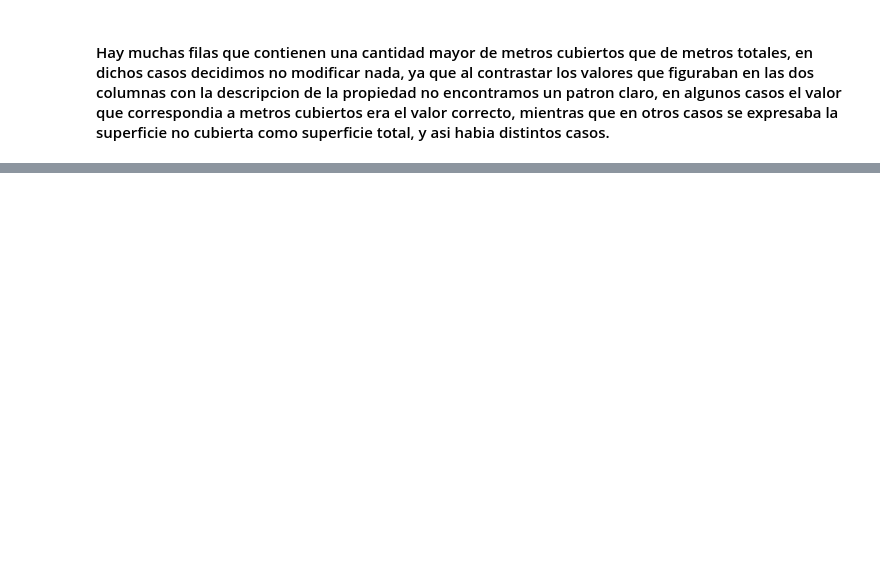
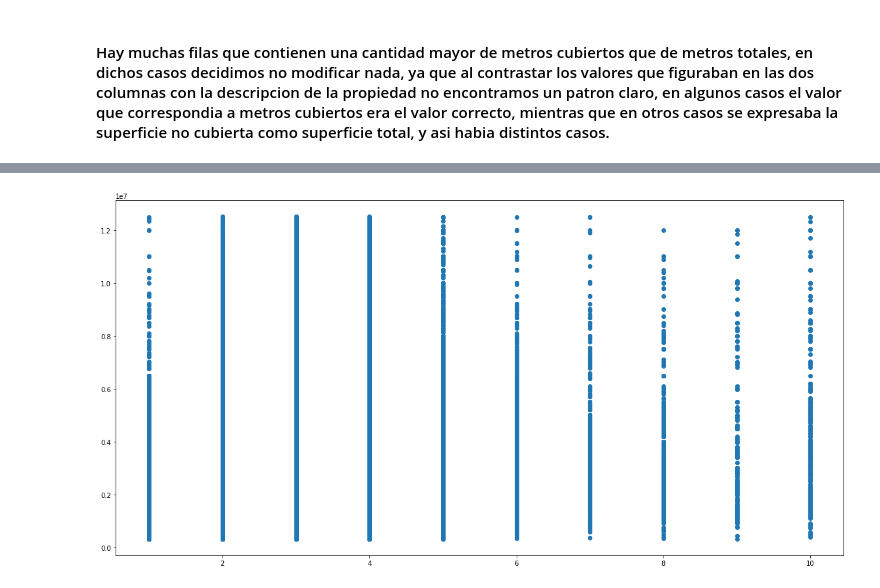
Before and after one commit to komod0/TPs-Org.Datos, a Jupyter notebook: tp1/Analisis de propiedades.ipynb, the cells around one changed output, grey strips where cells are left out. Cells and saved outputs as stored; diff of their text form; code cells hidden in the pictures; blank space fills up the shorter version.

```diff
--- a/tp1/Analisis de propiedades.ipynb
+++ b/tp1/Analisis de propiedades.ipynb
@@ -340,0 +248,16 @@ plt.scatter(x, y)
+# %%
+''' ¿El precio es proporcional a la cantidad de habitaciones?
+'''
+
+plt.figure(figsize = (20, 10))
+
+# Variables a graficar
+x = dfok['CantHabitaciones']
+y = dfok['Precio']
+
+# Tipo de gráfico
+plt.scatter(x, y)
+
+''' No se aprecia una tendencia clara. ''';
+# %% [output]
+[figure, added]
```
Also changed, not shown: parts of 14 cells of this notebook, 2 other files.
